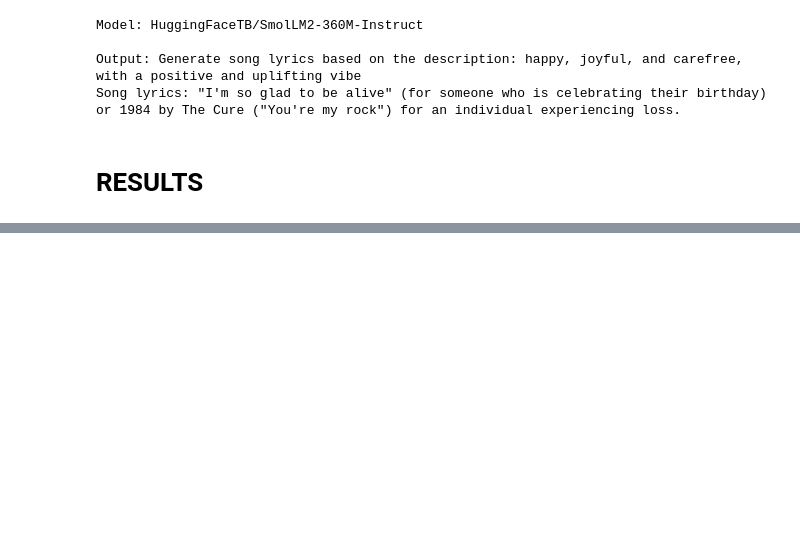
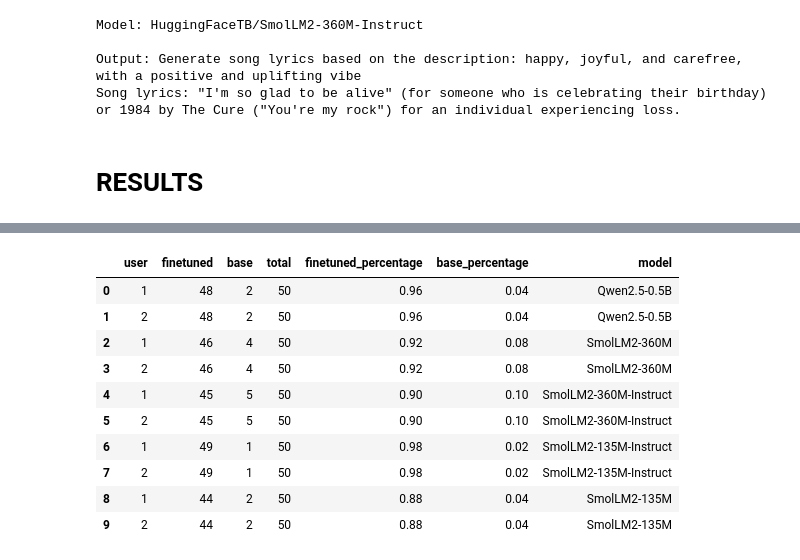
Before and after one commit to Ilyes2000/Text-Generation-and-Chatbot-for-Song-Lyrics, a Jupyter notebook: Song_lyrics_generation.ipynb, the cells around one changed output, grey strips where cells are left out. Saved outputs shown, nothing was run; the diff lists cells and outputs as text; code cells hidden in the pictures; blank space fills up the shorter version.

```diff
--- a/Song_lyrics_generation.ipynb
+++ b/Song_lyrics_generation.ipynb
@@ -474,0 +424,57 @@ generate_visualizations_from_json(json_filepath)
+# %%
+def clean_model_name(model_name):
+    return model_name.replace("-song-lyrics-generation", "")
+
+def load_results_from_directory(directory):
+    model_counts = {}
+
+    for user_dir in os.listdir(directory):
+        user_path = os.path.join(directory, user_dir)
+        if os.path.isdir(user_path):
+            for file in os.listdir(user_path):
+                if file.endswith("_results.json"):
+                    model_name = file.replace("_results.json", "")
+                    model_name = clean_model_name(model_name)
+                    file_path = os.path.join(user_path, file)
+
+                    with open(file_path, 'r') as f:
+                        data = json.load(f)
+
+                    if model_name not in model_counts:
+                        model_counts[model_name] = []
+
+                    finetuned_count = sum(1 for item in data if item.get("choice") == "finetuned")
+                    base_count = sum(1 for item in data if item.get("choice") == "base_output")
+
+                    model_counts[model_name].append({
+                        "user": user_dir,
+                        "finetuned": finetuned_count,
+                        "base": base_count,
+                        "total": len(data),
+                        "finetuned_percentage": finetuned_count / len(data) if len(data) > 0 else 0,
+                        "base_percentage": base_count / len(data) if len(data) > 0 else 0
+                    })
+
+    model_data = []
+    for model, results in model_counts.items():
+        for result in results:
+            result["model"] = model
+            model_data.append(result)
+
+    return pd.DataFrame(model_data)
+
+directory = "results"
+df = load_results_from_directory(directory)
+df
+# %% [output]
+|  | user | finetuned | base | total | finetuned_percentage | base_percentage | model |
+| 0 | 1 | 48 | 2 | 50 | 0.96 | 0.04 | Qwen2.5-0.5B |
+| 1 | 2 | 48 | 2 | 50 | 0.96 | 0.04 | Qwen2.5-0.5B |
+| 2 | 1 | 46 | 4 | 50 | 0.92 | 0.08 | SmolLM2-360M |
+| 3 | 2 | 46 | 4 | 50 | 0.92 | 0.08 | SmolLM2-360M |
+| 4 | 1 | 45 | 5 | 50 | 0.90 | 0.10 | SmolLM2-360M-Instruct |
+| 5 | 2 | 45 | 5 | 50 | 0.90 | 0.10 | SmolLM2-360M-Instruct |
+| 6 | 1 | 49 | 1 | 50 | 0.98 | 0.02 | SmolLM2-135M-Instruct |
+| 7 | 2 | 49 | 1 | 50 | 0.98 | 0.02 | SmolLM2-135M-Instruct |
+| 8 | 1 | 44 | 2 | 50 | 0.88 | 0.04 | SmolLM2-135M |
+| 9 | 2 | 44 | 2 | 50 | 0.88 | 0.04 | SmolLM2-135M |
```
Also changed, not shown: parts of 10 cells of this notebook, 15 other files.
